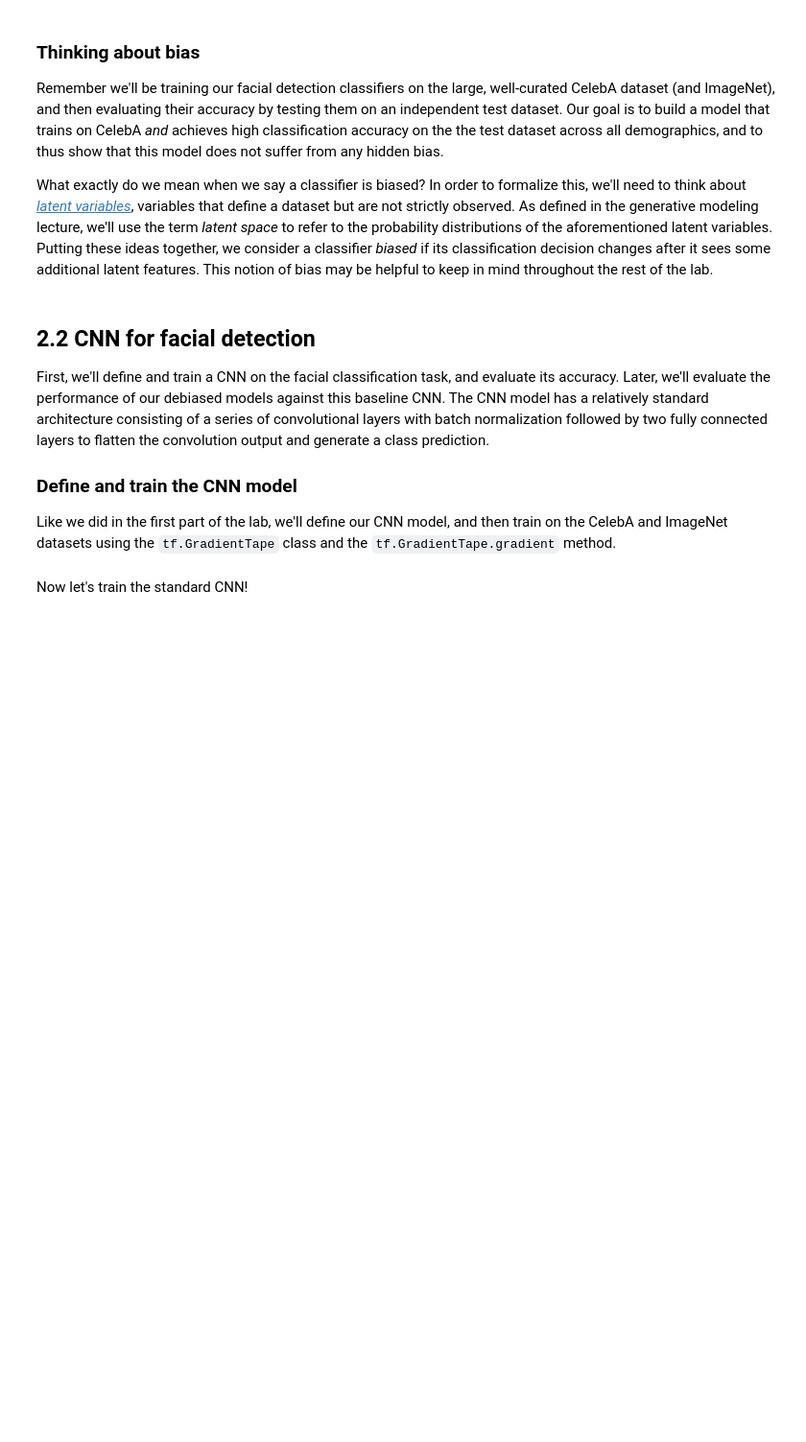
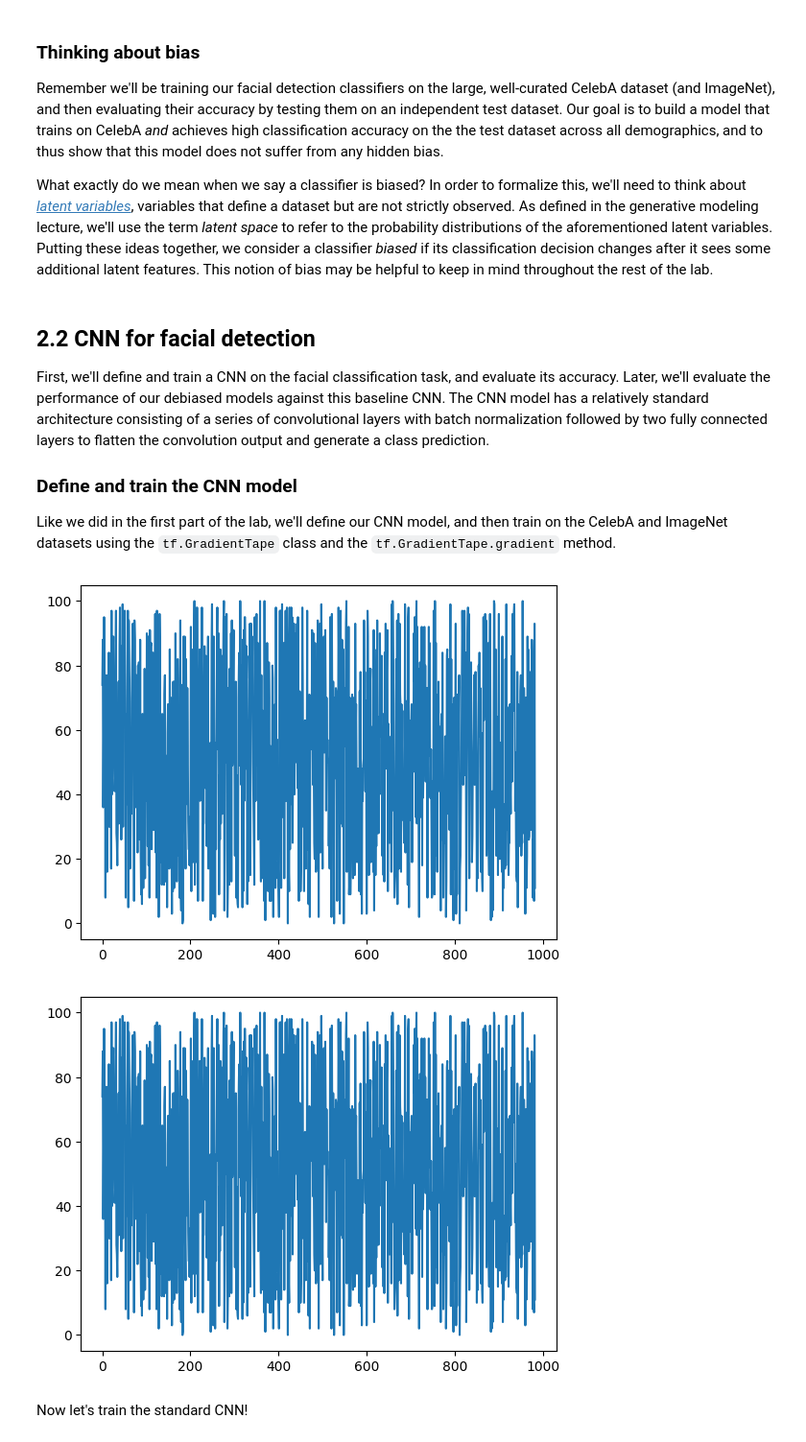
Before and after one commit to romenlaw/mitlabs, a Jupyter notebook: lab2/Part2_Debiasing.ipynb, the cells around one changed output. Shown at 96% size. Cells and saved outputs as stored; diff of their text form; code cells hidden in the pictures; blank space fills up the shorter version.

```diff
--- a/lab2/Part2_Debiasing.ipynb
+++ b/lab2/Part2_Debiasing.ipynb
@@ -172,6 +217,17 @@ def make_standard_classifier(n_outputs=1):
   return model
 
 standard_classifier = make_standard_classifier()
+# %%
+import random
+
+plotter = mdl.util.PeriodicPlotter(sec=0.0001)
+ys=[]
+for i in range(1000):
+  ys.append(random.randint(0, 100))
+  plotter.plot(ys)
+# %% [output]
+[figure, added]
+[figure, added]
 # %% [markdown]
 Now let's train the standard CNN!
 # %%
```
Also changed, not shown: parts of 13 cells of this notebook.
